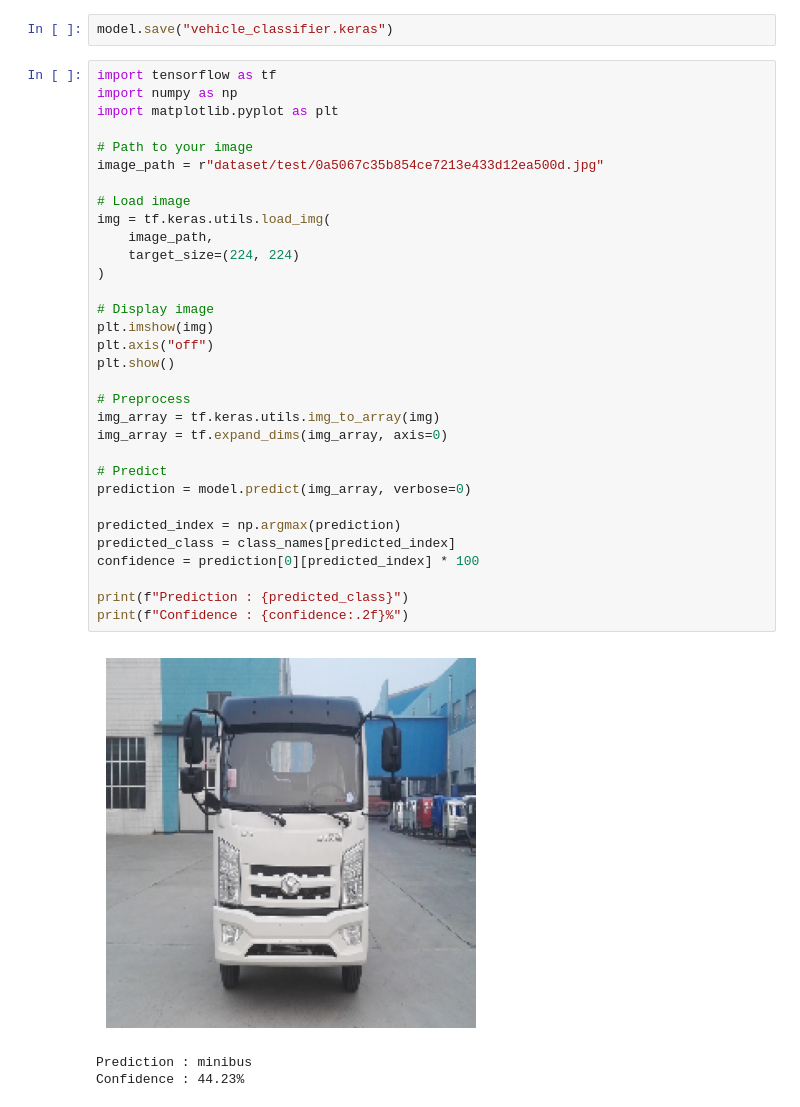
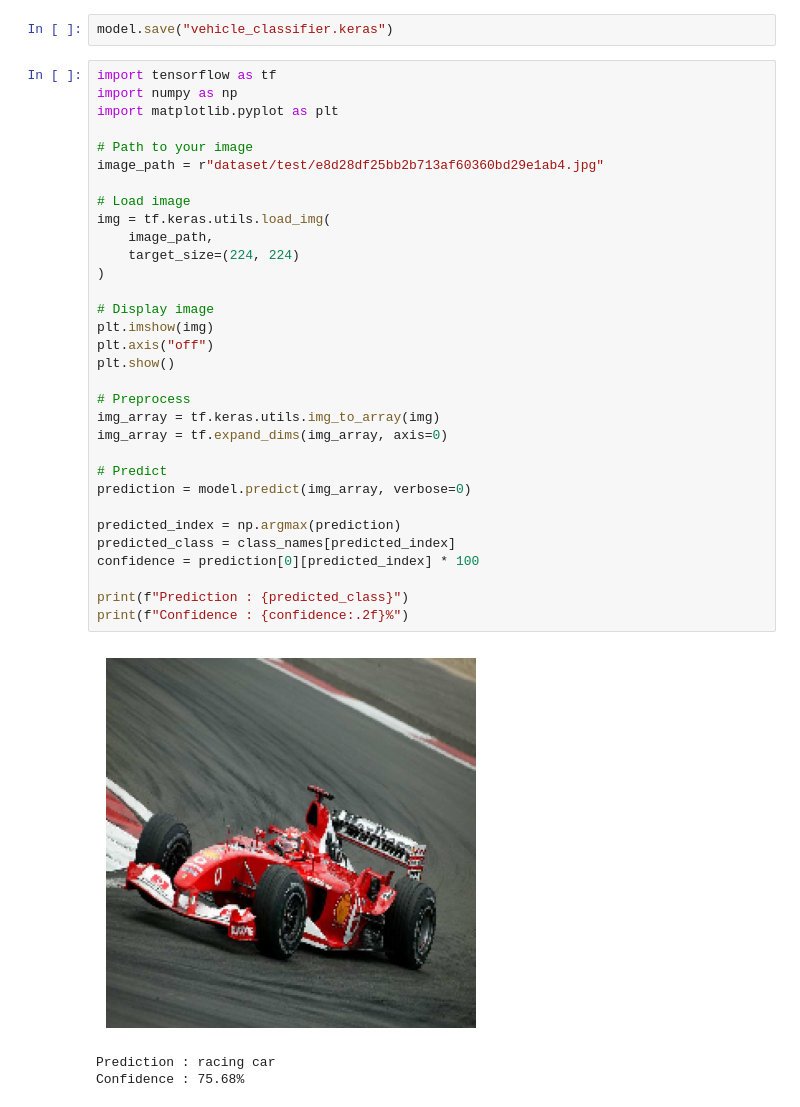
Before and after one commit to naman-0804/learning, a Jupyter notebook: cnn_vehicle.ipynb, the cells around one changed output. Drawn from its saved outputs; the diff is of its cells as text.

```diff
--- a/cnn_vehicle.ipynb
+++ b/cnn_vehicle.ipynb
@@ -269,34 +269,34 @@ import tensorflow as tf
 import numpy as np
 import matplotlib.pyplot as plt
 
 # Path to your image
-image_path = r"dataset/test/0a5067c35b854ce7213e433d12ea500d.jpg"
+image_path = r"dataset/test/e8d28df25bb2b713af60360bd29e1ab4.jpg"
 
 # Load image
 img = tf.keras.utils.load_img(
     image_path,
     target_size=(224, 224)
 )
 
 # Display image
 plt.imshow(img)
 plt.axis("off")
 plt.show()
 
 # Preprocess
 img_array = tf.keras.utils.img_to_array(img)
 img_array = tf.expand_dims(img_array, axis=0)
 
 # Predict
 prediction = model.predict(img_array, verbose=0)
 
 predicted_index = np.argmax(prediction)
 predicted_class = class_names[predicted_index]
 confidence = prediction[0][predicted_index] * 100
 
 print(f"Prediction : {predicted_class}")
 print(f"Confidence : {confidence:.2f}%")
 # %% [output]
-[figure, old version]
+[figure, new version]
-Prediction : minibus
-Confidence : 44.23%
+Prediction : racing car
+Confidence : 75.68%
```
Also changed, not shown: 2 other files.
